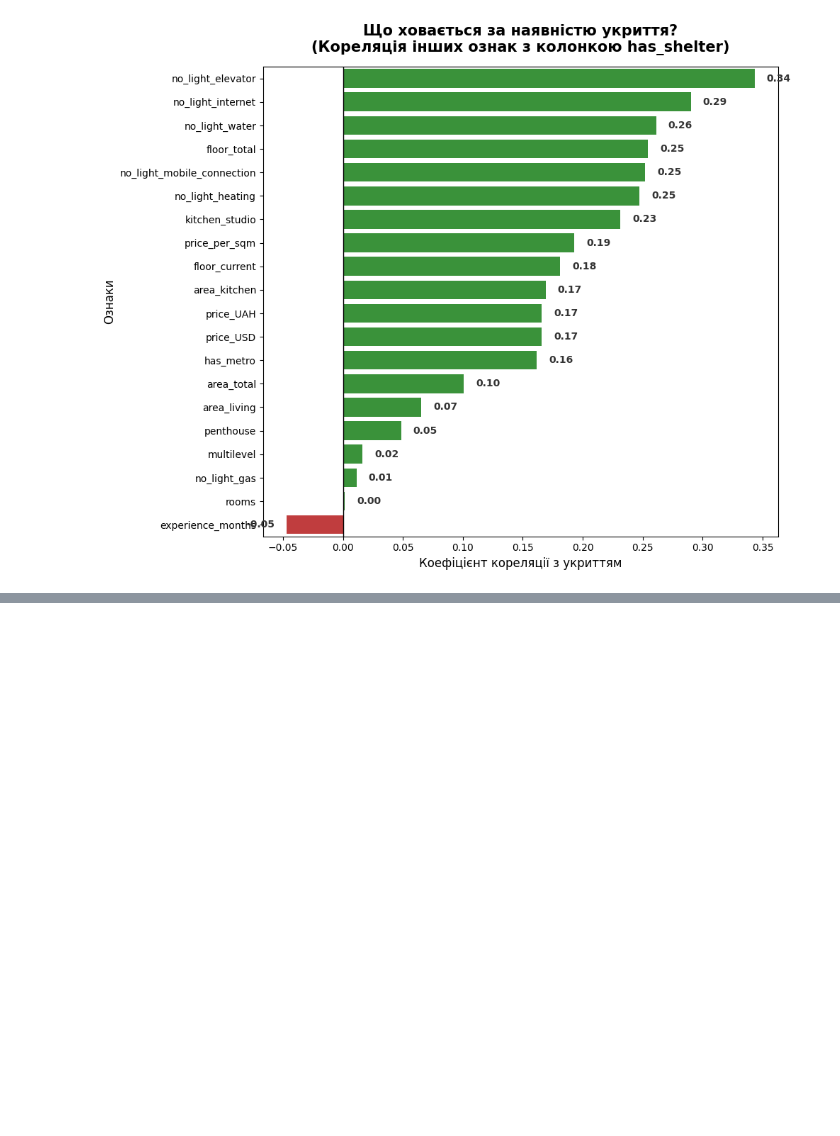
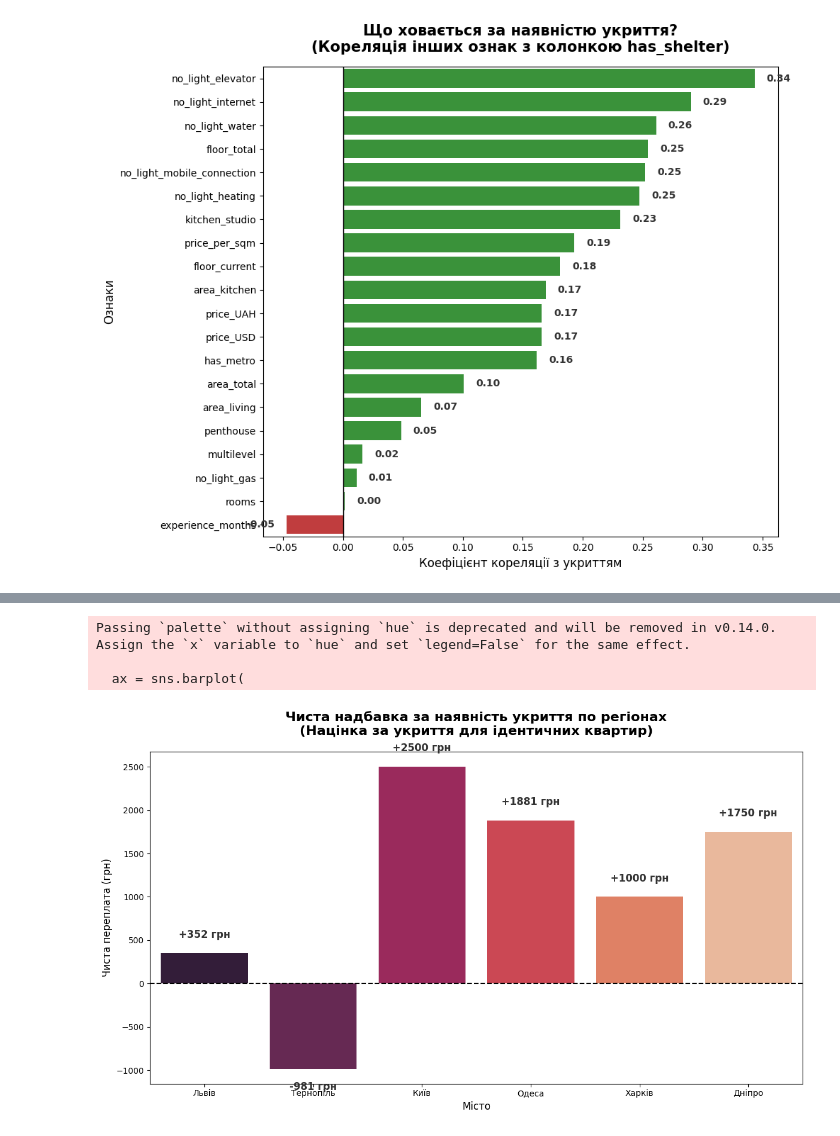
Before and after one commit to kon7drat-illia/Residential-Rental-Market-Analysis, a Jupyter notebook: notebook.ipynb, the cells around one changed output, grey strips where cells are left out. Saved outputs shown, nothing was run; the diff lists cells and outputs as text; code cells hidden in the pictures; blank space fills up the shorter version.

```diff
--- a/notebook.ipynb
+++ b/notebook.ipynb
@@ -2533,0 +2710,80 @@ cl_df.head(3)
+# %%
+# ==========================================
+# 1. ПІДГОТОВКА ДАНИХ ДЛЯ 6 МІСТ
+# ==========================================
+target_cities = ['Львів', 'Тернопіль', 'Київ', 'Одеса', 'Харків', 'Дніпро']
+
+df_final = cl_df[(cl_df['segment'] == 'Мас-маркет') &
+                 (cl_df['city_name'].isin(target_cities)) &
+                 (cl_df['rooms'] <= 4)].copy()
+
+# Розбиваємо ціну за кв.м на класи якості для чесного порівняння
+df_final['quality_bucket'] = pd.qcut(df_final['price_per_sqm'], q=3, labels=['Бюджет', 'Стандарт', 'Комфорт+'])
+
+# ==========================================
+# 2. ПОРІВНЯННЯ "ЯБЛУК З ЯБЛУКАМИ"
+# ==========================================
+# Групуємо ідентичні об'єкти
+grouped = df_final.groupby(['city_name', 'district', 'rooms', 'quality_bucket', 'has_shelter'],
+                           observed=True)['price_UAH'].median().unstack('has_shelter')
+
+grouped.columns = ['Без_укриття', 'З_укриттям']
+grouped = grouped.dropna() # Викидаємо нерівні умови
+
+# Рахуємо чисту різницю в гривнях
+grouped['Чиста_різниця_грн'] = grouped['З_укриттям'] - grouped['Без_укриття']
+
+# ==========================================
+# 3. АГРЕГАЦІЯ ПО МІСТАХ ДЛЯ ГРАФІКА
+# ==========================================
+comparison_results = grouped.reset_index()
+
+# Знаходимо медіанну чисту націнку для кожного міста
+city_pure_premium = comparison_results.groupby('city_name').agg(
+    pure_premium=('Чиста_різниця_грн', 'median')
+).reset_index()
+
+# Сортуємо від найвищої доплати до найнижчої
+city_pure_premium = city_pure_premium.sort_values(by='pure_premium', ascending=False)
+
+# ==========================================
+# 4. ПОБУДОВА ГРАФІКА
+# ==========================================
+plt.figure(figsize=(12, 7))
+
+# Використовуємо градієнтну палітру: від червоного (велика націнка) до синього/сірого (мала націнка)
+ax = sns.barplot(
+    data=city_pure_premium,
+    x='city_name',
+    y='pure_premium',
+    palette='rocket',
+    order= target_cities
+)
+
+plt.title('Чиста надбавка за наявність укриття по регіонах\n(Націнка за укриття для ідентичних квартир)', fontsize=16, pad=20, fontweight='bold')
+plt.xlabel('Місто', fontsize=12)
+plt.ylabel('Чиста переплата (грн)', fontsize=12)
+
+# Лінія нуля для наглядності
+plt.axhline(0, color='black', linewidth=1.5, linestyle='--')
+
+# Додаємо красиві підписи над стовпчиками
+for p in ax.patches:
+    height = p.get_height()
+
+    # Якщо націнка вийшла нульова або від'ємна, трохи зміщуємо текст
+    va = 'bottom' if height > 0 else 'top'
+    offset = 150 if height > 0 else -150
+
+    plt.text(p.get_x() + p.get_width() / 2., height + offset,
+             f"+{int(height)} грн" if height > 0 else f"{int(height)} грн",
+             ha='center', va=va, fontsize=12, fontweight='bold', color='#333333')
+
+plt.tight_layout()
+plt.savefig('plots/test_analysis/02_real_increase_price_for_shelter.png', dpi=300, bbox_inches='tight')
+plt.show()
+# %% [output]
+Passing `palette` without assigning `hue` is deprecated and will be removed in v0.14.0. Assign the `x` variable to `hue` and set `legend=False` for the same effect.
+
+  ax = sns.barplot(
+[figure, added]
```
Also changed, not shown: parts of 11 cells of this notebook, 3 other files.
